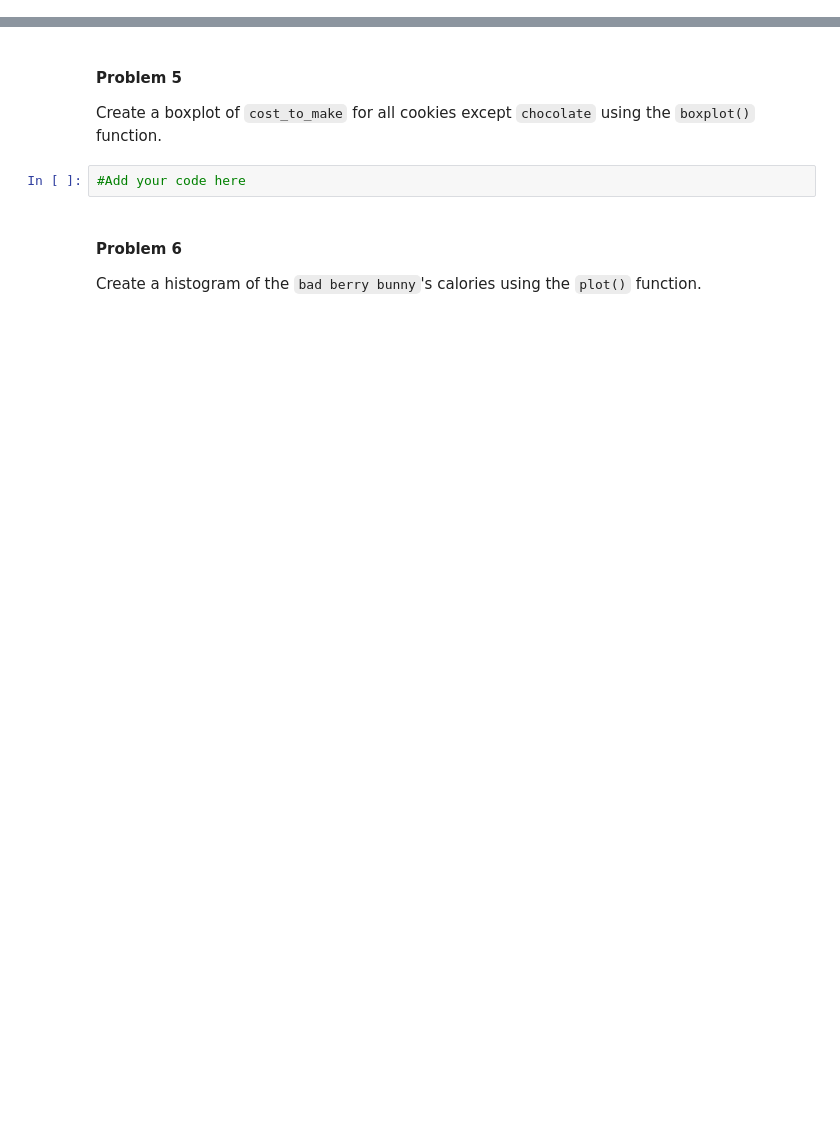
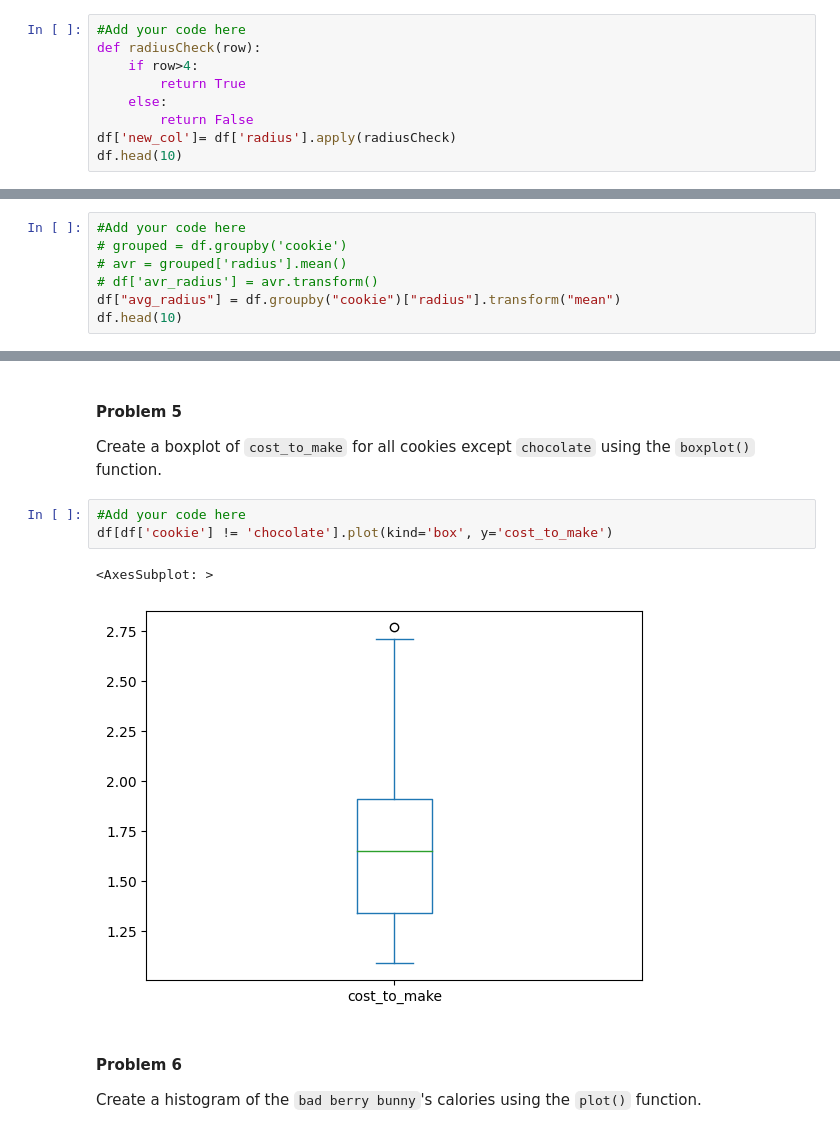
Before and after one commit to mirackk/CS506-Spring2023, a Jupyter notebook: labs/02-lab/lab02.ipynb, the cells around one changed output, grey strips where cells are left out. Cells and saved outputs as stored; diff of their text form; blank space fills up the shorter version.

```diff
--- a/labs/02-lab/lab02.ipynb
+++ b/labs/02-lab/lab02.ipynb
@@ -207,0 +328,9 @@ Add a column to the DataFrame that has the value `True` if the cookie has a radi
+# %%
+#Add your code here
+def radiusCheck(row):
+    if row>4:
+        return True
+    else:
+        return False
+df['new_col']= df['radius'].apply(radiusCheck)
+df.head(10)
@@ -213,0 +353,7 @@ Group the data by the `cookie` column, and find the average radius of each cooki
+# %%
+#Add your code here
+# grouped = df.groupby('cookie')
+# avr = grouped['radius'].mean()
+# df['avr_radius'] = avr.transform()
+df["avg_radius"] = df.groupby("cookie")["radius"].transform("mean")
+df.head(10)
@@ -222,6 +400,10 @@ Create a new DataFrame that only contains the cookies that have the ingredient `
 Create a boxplot of `cost_to_make` for all cookies except `chocolate` using the `boxplot()` function.
 # %%
 #Add your code here
+df[df['cookie'] != 'chocolate'].plot(kind='box', y='cost_to_make')
+# %% [output]
+<AxesSubplot: >
+[figure, added]
 # %% [markdown]
 #### Problem 6
 
```
Also changed, not shown: parts of 23 cells of this notebook.
